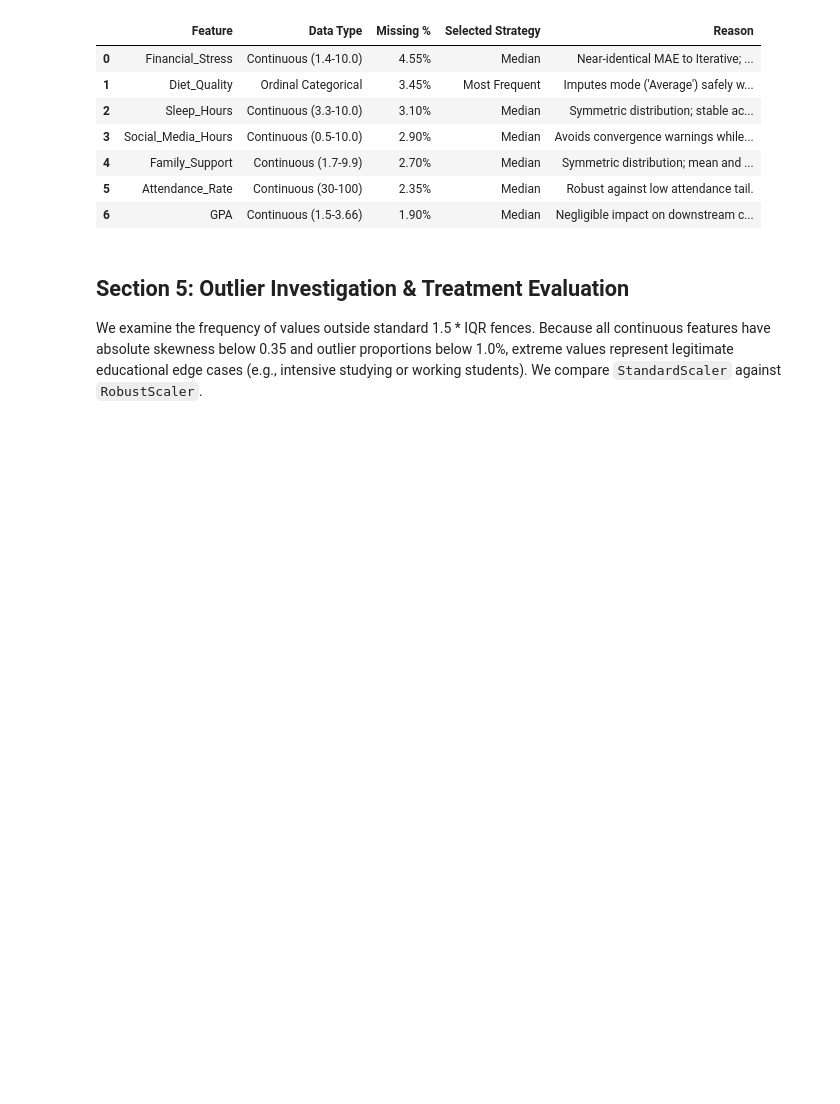
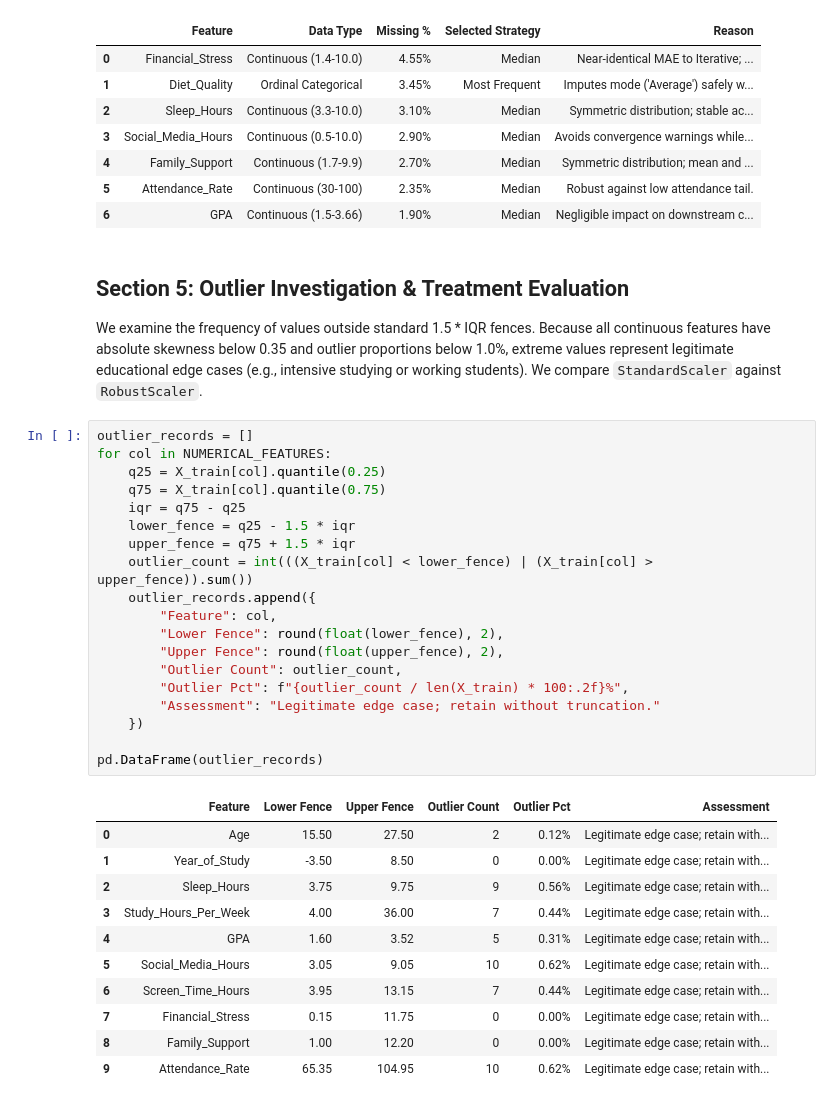
Before and after one commit to Badr-Eddine-Slaoui/CAMPUSWELL-RIS-LAB, a Jupyter notebook: notebooks/02_preprocessing.ipynb, the cells around one changed output. Cells and saved outputs as stored; diff of their text form; blank space fills up the shorter version.

```diff
--- a/notebooks/02_preprocessing.ipynb
+++ b/notebooks/02_preprocessing.ipynb
@@ -264,3 +264,34 @@ pd.DataFrame([
 # %% [markdown]
 ## Section 5: Outlier Investigation & Treatment Evaluation
 We examine the frequency of values outside standard 1.5 * IQR fences. Because all continuous features have absolute skewness below 0.35 and outlier proportions below 1.0%, extreme values represent legitimate educational edge cases (e.g., intensive studying or working students). We compare `StandardScaler` against `RobustScaler`.
+# %%
+outlier_records = []
+for col in NUMERICAL_FEATURES:
+    q25 = X_train[col].quantile(0.25)
+    q75 = X_train[col].quantile(0.75)
+    iqr = q75 - q25
+    lower_fence = q25 - 1.5 * iqr
+    upper_fence = q75 + 1.5 * iqr
+    outlier_count = int(((X_train[col] < lower_fence) | (X_train[col] > upper_fence)).sum())
+    outlier_records.append({
+        "Feature": col,
+        "Lower Fence": round(float(lower_fence), 2),
+        "Upper Fence": round(float(upper_fence), 2),
+        "Outlier Count": outlier_count,
+        "Outlier Pct": f"{outlier_count / len(X_train) * 100:.2f}%",
+        "Assessment": "Legitimate edge case; retain without truncation."
+    })
+
+pd.DataFrame(outlier_records)
+# %% [output]
+|  | Feature | Lower Fence | Upper Fence | Outlier Count | Outlier Pct | Assessment |
+| 0 | Age | 15.50 | 27.50 | 2 | 0.12% | Legitimate edge case; retain with... |
+| 1 | Year_of_Study | -3.50 | 8.50 | 0 | 0.00% | Legitimate edge case; retain with... |
+| 2 | Sleep_Hours | 3.75 | 9.75 | 9 | 0.56% | Legitimate edge case; retain with... |
+| 3 | Study_Hours_Per_Week | 4.00 | 36.00 | 7 | 0.44% | Legitimate edge case; retain with... |
+| 4 | GPA | 1.60 | 3.52 | 5 | 0.31% | Legitimate edge case; retain with... |
+| 5 | Social_Media_Hours | 3.05 | 9.05 | 10 | 0.62% | Legitimate edge case; retain with... |
+| 6 | Screen_Time_Hours | 3.95 | 13.15 | 7 | 0.44% | Legitimate edge case; retain with... |
+| 7 | Financial_Stress | 0.15 | 11.75 | 0 | 0.00% | Legitimate edge case; retain with... |
+| 8 | Family_Support | 1.00 | 12.20 | 0 | 0.00% | Legitimate edge case; retain with... |
+| 9 | Attendance_Rate | 65.35 | 104.95 | 10 | 0.62% | Legitimate edge case; retain with... |
```
Also changed, not shown: parts of 4 cells of this notebook.
